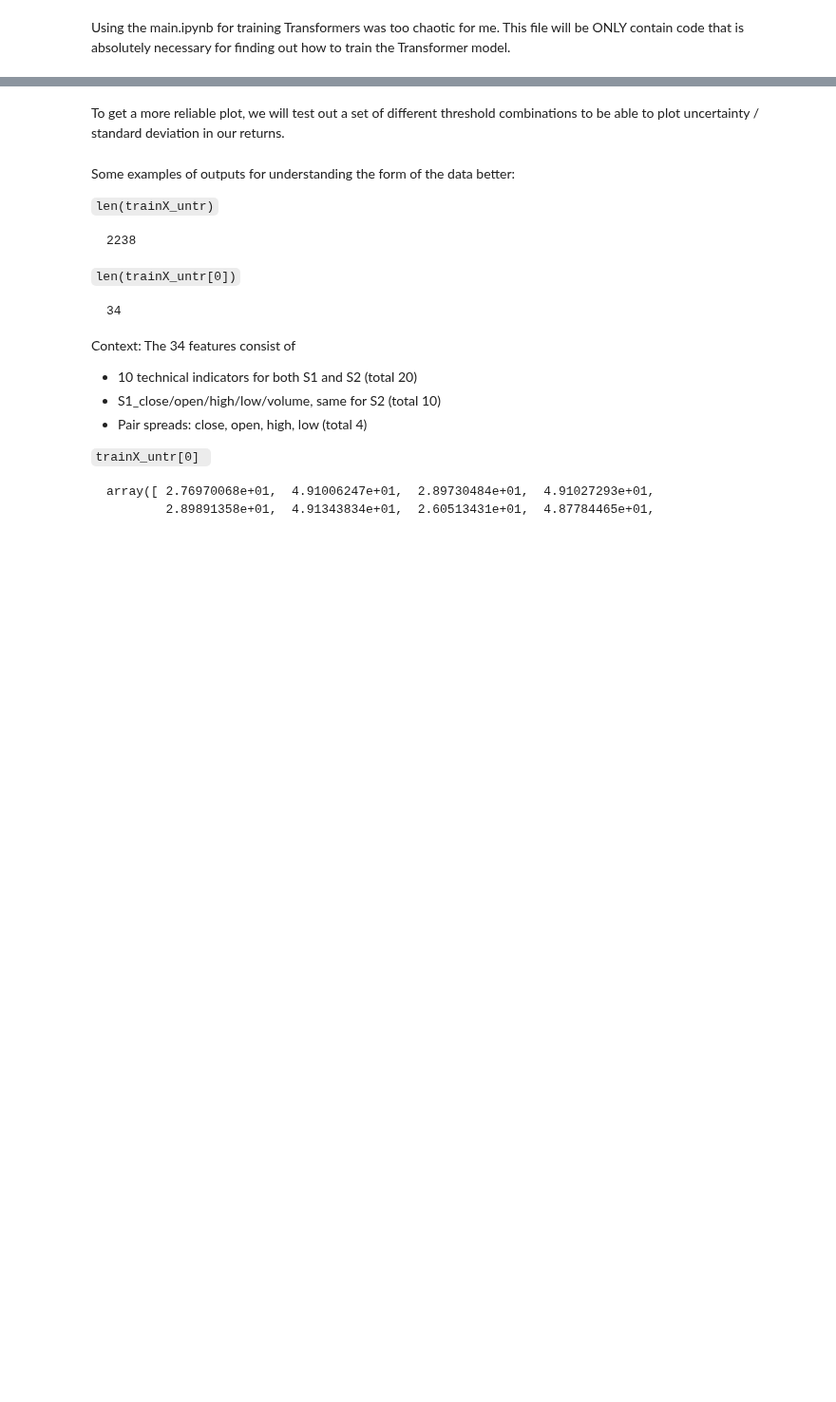
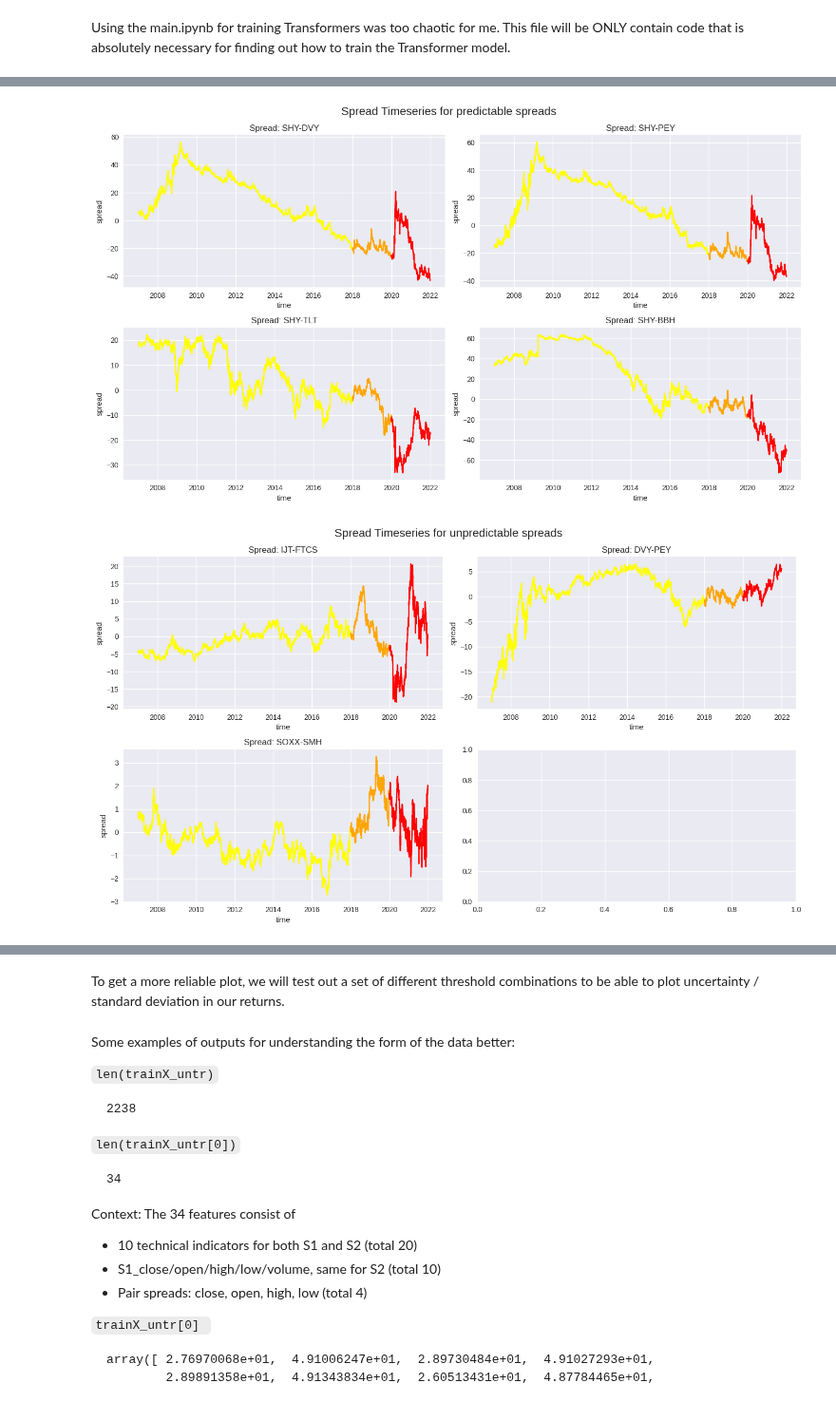
Before and after one commit to maviddoerdijk/bsc-thesis, a Jupyter notebook: exp/train_transformer.ipynb, the cells around one changed output, grey strips where cells are left out. Shown at 95% size. Drawn from its saved outputs; the diff is of its cells as text; code cells hidden in the pictures; blank space fills up the shorter version.

Commit message:
Found possible reason for transformer prediction accuracy

```diff
--- a/exp/train_transformer.ipynb
+++ b/exp/train_transformer.ipynb
@@ -131,10 +107,8 @@ pairs_data_filtered
 # %%
-# save variable `data` somewhere
-# import pickle
-# with open('data_2010_10_01_2024_10_02_142_failed.pkl', 'wb') as f:
-#     pickle.dump(data, f)
-pick_pairs_data_position = 0
-ticker_a, ticker_b = pairs_data_filtered[pick_pairs_data_position][0][0], pairs_data_filtered[pick_pairs_data_position][0][1]
+# hard-coding the tickers
+# pick_pairs_data_position = 0
+# ticker_a, ticker_b = pairs_data_filtered[pick_pairs_data_position][0][0], pairs_data_filtered[pick_pairs_data_position][0][1]
+ticker_a, ticker_b = "SOXX", "SMH"
 pairs_timeseries_df = combine_pairs_data(data_close_filtered_2, data_open_filtered_2, data_high_filtered_2, data_low_filtered_2, data_vol_filtered_2, ticker_a, ticker_b)
 # %%
 # Set a bunch of variables based on the existing function `execute_kalman_workflow` (Note: Some are changed already)
@@ -663,0 +548,65 @@ plt.show()
+# %%
+# Let's try and get the results, just using some other pairs.
+for i in range(len(pairs_data_filtered)):
+  ticker_a, ticker_b = pairs_data_filtered[i][0][0], pairs_data_filtered[i][0][1]
+  pairs_timeseries_df = combine_pairs_data(data_close_filtered_2, data_open_filtered_2, data_high_filtered_2, data_low_filtered_2, data_vol_filtered_2, ticker_a, ticker_b)
+  # plot the spread_close timeseries for each one
+
+  # output = execute_transformer_workflow(pairs_timeseries_df, verbose=True, result_parent_dir="data/results", filename_base=_get_filename(startDateStr, endDateStr, instrumentIdsNASDAQandNYSE) + f"({ticker_a},{ticker_b})", pair_tup_str=f"({ticker_a},{ticker_b})", train_frac=train_frac, dev_frac=dev_frac, epochs=150)
+
+predictable_iters = [1,2,4,5]
+unpreditable_iters = [0, 3, 6]
+
+fig, ax = plt.subplots(2, 2, figsize=(14, 8))
+
+for idx, predictable_iter in enumerate(predictable_iters):
+    row, col = divmod(idx, 2)
+    ticker_a, ticker_b = pairs_data_filtered[predictable_iter][0][0], pairs_data_filtered[predictable_iter][0][1]
+    pairs_timeseries_df = combine_pairs_data(
+        data_close_filtered_2, data_open_filtered_2, data_high_filtered_2,
+        data_low_filtered_2, data_vol_filtered_2, ticker_a, ticker_b
+    )
+    target_timeseries = pairs_timeseries_df['Spread_Close']
+    # train_frac, dev_frac
+    # test_frac = 1 - train_frac - dev_frac
+    train_len = int(len(target_timeseries) * train_frac)
+    dev_len = int(len(target_timeseries) * dev_frac)
+    test_len = len(target_timeseries) - train_len - dev_len
+    ax[row, col].plot(target_timeseries[:train_len], color="yellow")
+    ax[row, col].plot(target_timeseries[train_len:train_len + dev_len], color="orange")
+    ax[row, col].plot(target_timeseries[train_len + dev_len:], color="red")
+    ax[row, col].set_title(f"Spread: {ticker_a}-{ticker_b}")
+    ax[row, col].set_xlabel("time")
+    ax[row, col].set_ylabel("spread")
+fig.suptitle("Spread Timeseries for predictable spreads", fontsize=16)
+
+plt.tight_layout()
+plt.show()
+
+fig, ax = plt.subplots(2, 2, figsize=(14, 8))
+
+for idx, unpredictable_iter in enumerate(unpreditable_iters):
+    row, col = divmod(idx, 2)
+    ticker_a, ticker_b = pairs_data_filtered[unpredictable_iter][0][0], pairs_data_filtered[unpredictable_iter][0][1]
+    pairs_timeseries_df = combine_pairs_data(
+        data_close_filtered_2, data_open_filtered_2, data_high_filtered_2,
+        data_low_filtered_2, data_vol_filtered_2, ticker_a, ticker_b
+    )
+    target_timeseries = pairs_timeseries_df['Spread_Close']
+    train_len = int(len(target_timeseries) * train_frac)
+    dev_len = int(len(target_timeseries) * dev_frac)
+    test_len = len(target_timeseries) - train_len - dev_len
+    ax[row, col].plot(target_timeseries[:train_len], color="yellow")
+    ax[row, col].plot(target_timeseries[train_len:train_len + dev_len], color="orange")
+    ax[row, col].plot(target_timeseries[train_len + dev_len:], color="red")
+    ax[row, col].set_title(f"Spread: {ticker_a}-{ticker_b}")
+    ax[row, col].set_xlabel("time")
+    ax[row, col].set_ylabel("spread")
+# give title to whole fig
+fig.suptitle("Spread Timeseries for unpredictable spreads", fontsize=16)
+
+plt.tight_layout()
+plt.show()
+# %% [output]
+[figure, added]
+[figure, added]
```
Also changed, not shown: parts of 12 cells of this notebook.
